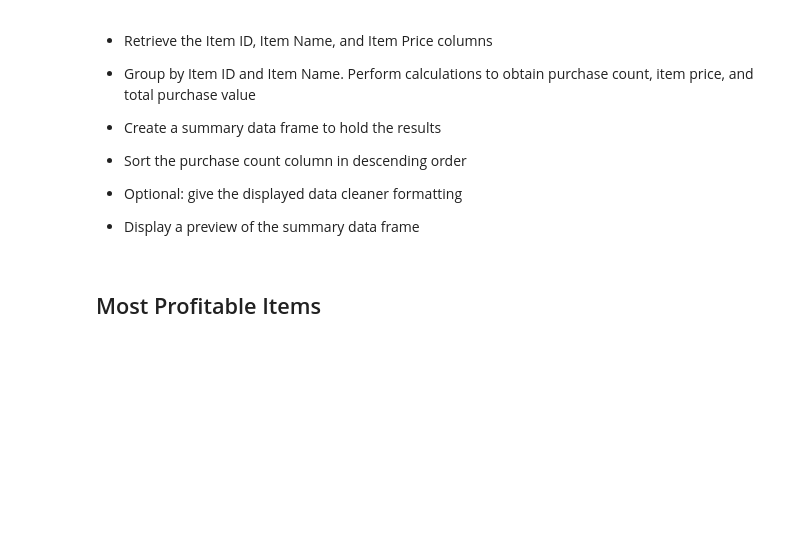
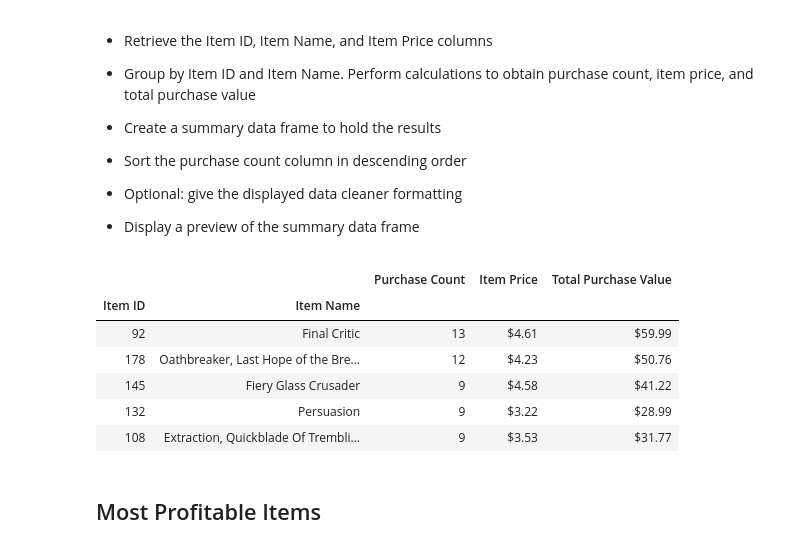
Before and after one commit to fereshtehaghaei/Pandas-Challenge, a Jupyter notebook: HeroesOfPymoli/HeroesOfPymoli_starter.ipynb, the cells around one changed output. Saved outputs shown, nothing was run; the diff lists cells and outputs as text; code cells hidden in the pictures; blank space fills up the shorter version.

Commit message:
wrote and formated formula for Popular Item

```diff
--- a/HeroesOfPymoli/HeroesOfPymoli_starter.ipynb
+++ b/HeroesOfPymoli/HeroesOfPymoli_starter.ipynb
@@ -395,6 +395,48 @@ top_spenders.head()
 
 
 * Display a preview of the summary data frame
+# %%
+# Columns : ["Purchase Count"] ["Item Price"] ["Total Purchase Value"]
+
+# Identify popular item  by Purchase Count
+
+# Group the data frame by item id and item name
+popular_item_group = purchase_df.groupby(["Item ID","Item Name"])
+
+# Calculating Popular item- Purchase Count, Item Price, Total Purchase Value
+
+# Calculate purchase count for each purchase id
+popular_item_count = popular_item_group["Purchase ID"].count()
+
+# Calculate total price for each group values
+popular_item_total = popular_item_group["Price"].sum()
+
+# Calculate item price by dividing total to count of purchase
+popular_item_price = (popular_item_total / popular_item_count)
+
+
+# Create a data frame to hold the results
+popular_df = pd.DataFrame({"Purchase Count":popular_item_count,
+                           "Item Price":popular_item_price,
+                           "Total Purchase Value":popular_item_total})
+
+# Sort the data frame to get top 5 popular items
+top_popular_items = popular_df.sort_values(["Purchase Count"], ascending = False)
+
+# Formatting 2 column values to have $ sign and round it by 2 decimal points
+top_popular_items["Item Price"] = top_popular_items["Item Price"].map("${:,.2f}".format)
+top_popular_items["Total Purchase Value"] = top_popular_items["Total Purchase Value"].map("${:,.2f}".format)
+
+# Displaying the summary results
+top_popular_items.head()
+# %% [output]
+|  |  | Purchase Count | Item Price | Total Purchase Value |
+| Item ID | Item Name |  |  |  |
+| 92 | Final Critic | 13 | $4.61 | $59.99 |
+| 178 | Oathbreaker, Last Hope of the Bre... | 12 | $4.23 | $50.76 |
+| 145 | Fiery Glass Crusader | 9 | $4.58 | $41.22 |
+| 132 | Persuasion | 9 | $3.22 | $28.99 |
+| 108 | Extraction, Quickblade Of Trembli... | 9 | $3.53 | $31.77 |
 # %% [markdown]
 ## Most Profitable Items
 # %% [markdown]
```
